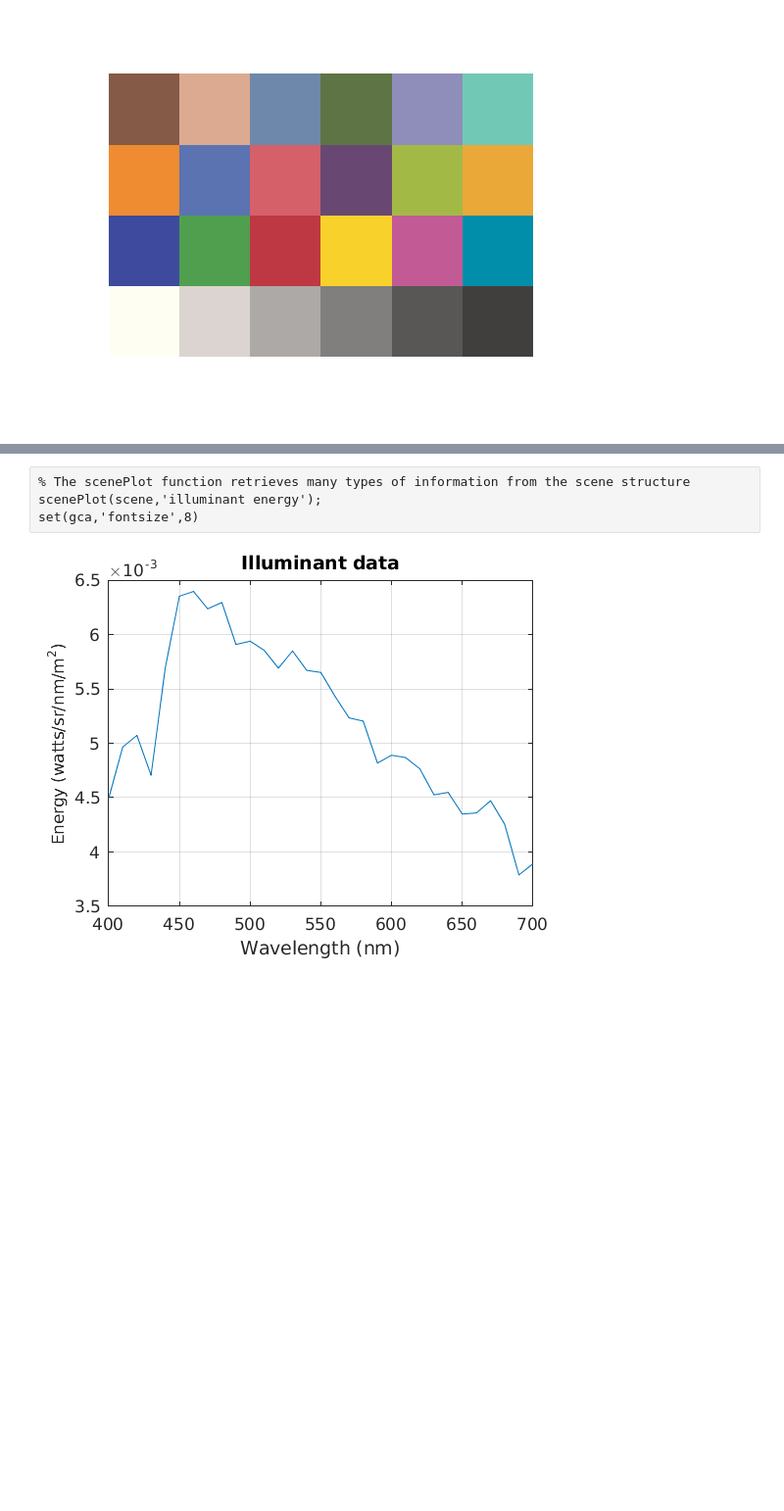
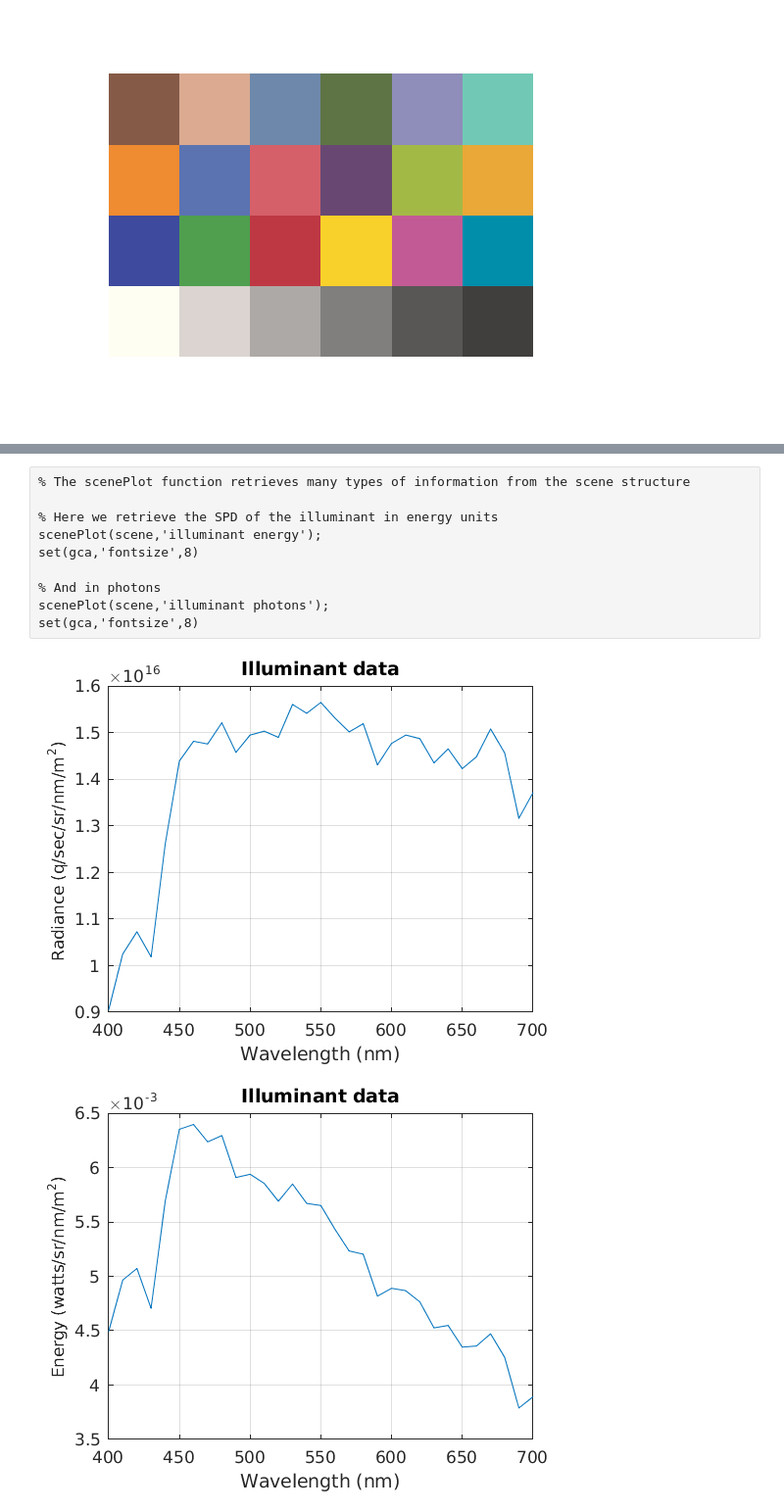
Before and after one commit to isetbio/notebooks, a Jupyter notebook: isetbio/Introduction/Scene/Scene-02.ipynb, the cells around one changed output, grey strips where cells are left out. Shown at 98% size. Cells and saved outputs as stored; diff of their text form; blank space fills up the shorter version.

```diff
--- a/isetbio/Introduction/Scene/Scene-02.ipynb
+++ b/isetbio/Introduction/Scene/Scene-02.ipynb
@@ -42,8 +35,15 @@ ans =
     roiLocs: [1 32]
 # %%
 % The scenePlot function retrieves many types of information from the scene structure
+
+% Here we retrieve the SPD of the illuminant in energy units
 scenePlot(scene,'illuminant energy');
 set(gca,'fontsize',8)
+
+% And in photons
+scenePlot(scene,'illuminant photons');
+set(gca,'fontsize',8)
 # %% [output]
-[figure, old version]
+[figure, new version]
+[figure, added]
 # %%
```
Also changed, not shown: parts of 4 cells of this notebook, 1 other file.
